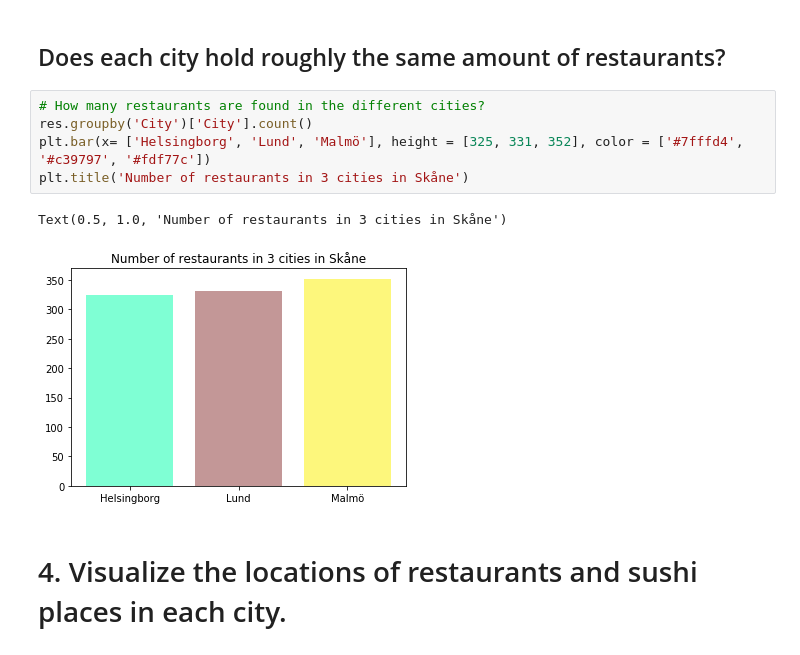
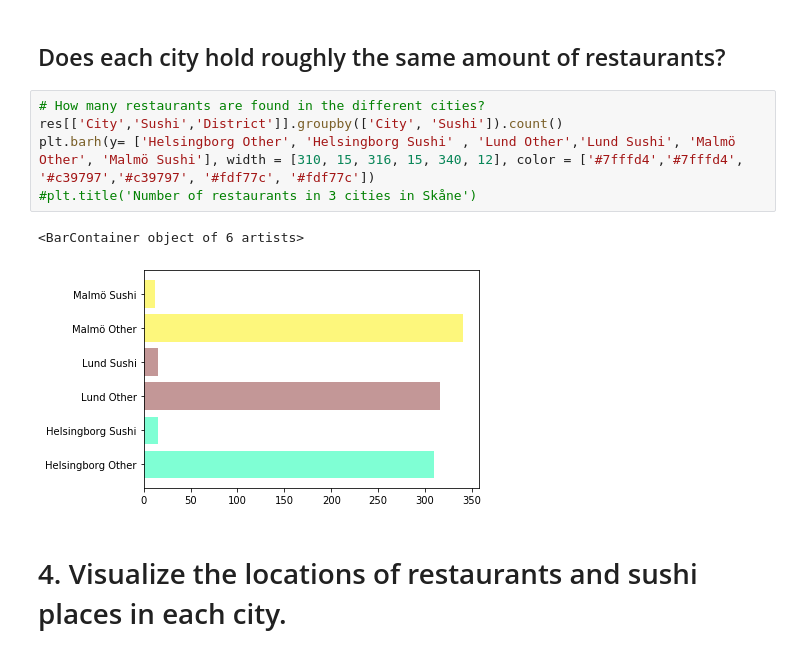
Before and after one commit to raissagithub/CourseraCapstone, a Jupyter notebook: CapstoneProject.ipynb, the cells around one changed output. Saved outputs shown, nothing was run; the diff lists cells and outputs as text.

Commit message:
My Capstone Project: Sushi in Skåne

```diff
--- a/CapstoneProject.ipynb
+++ b/CapstoneProject.ipynb
@@ -325,12 +324,12 @@ res.head()
 ## Does each city hold roughly the same amount of restaurants?
 # %%
 # How many restaurants are found in the different cities?
-res.groupby('City')['City'].count()
-plt.bar(x= ['Helsingborg', 'Lund', 'Malmö'], height = [325, 331, 352], color = ['#7fffd4', '#c39797', '#fdf77c'])
-plt.title('Number of restaurants in 3 cities in Skåne')
+res[['City','Sushi','District']].groupby(['City', 'Sushi']).count()
+plt.barh(y= ['Helsingborg Other', 'Helsingborg Sushi' , 'Lund Other','Lund Sushi', 'Malmö Other', 'Malmö Sushi'], width = [310, 15, 316, 15, 340, 12], color = ['#7fffd4','#7fffd4', '#c39797','#c39797', '#fdf77c', '#fdf77c'])
+#plt.title('Number of restaurants in 3 cities in Skåne')
 # %% [output]
-Text(0.5, 1.0, 'Number of restaurants in 3 cities in Skåne')
+<BarContainer object of 6 artists>
-[figure, old version]
+[figure, new version]
 # %% [markdown]
 # 4. Visualize the locations of restaurants and sushi places in each city.
 # %%
```
Also changed, not shown: parts of 8 cells of this notebook.
